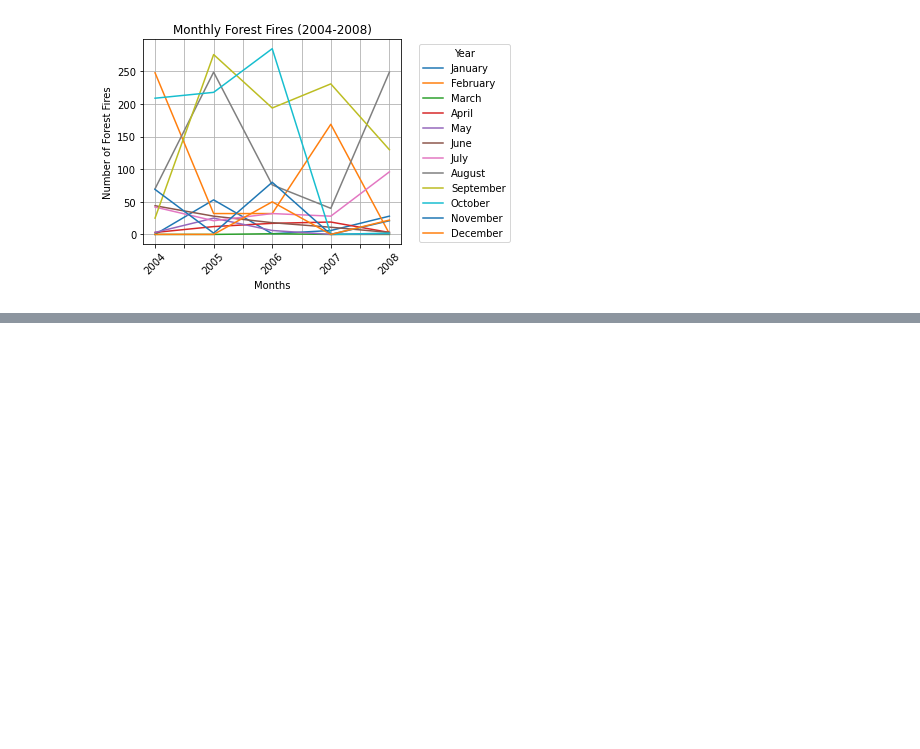
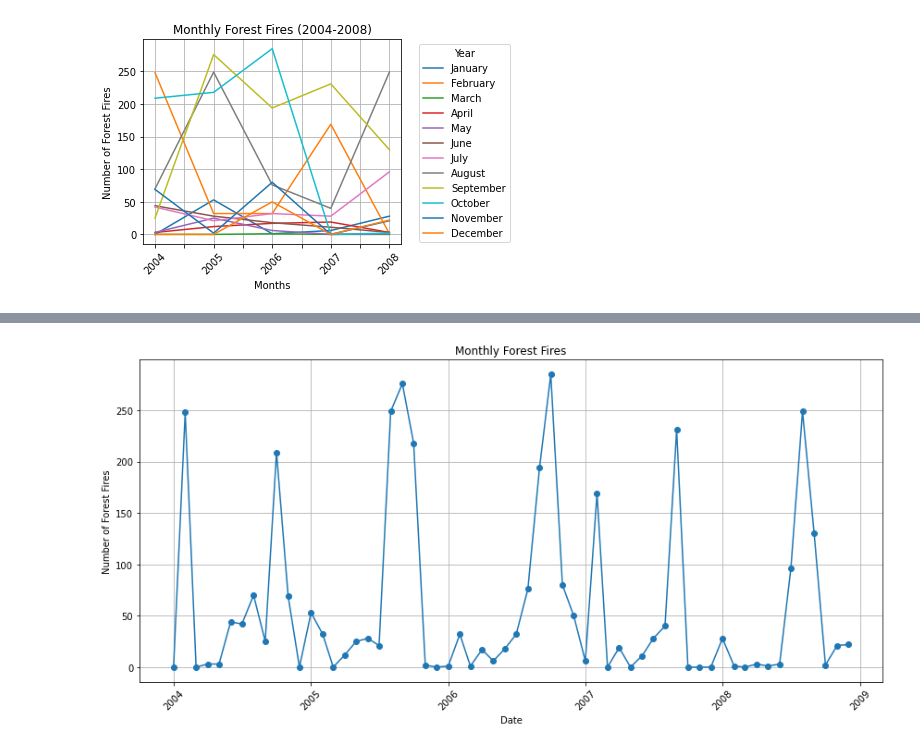
Before and after one commit to RaphaLevy/Study_on_Malaria_dynamics, a Jupyter notebook: mapbiomas_data/MapBiomas - Manaus Data.ipynb, the cells around one changed output, grey strips where cells are left out. Drawn from its saved outputs; the diff is of its cells as text; code cells hidden in the pictures; blank space fills up the shorter version.

Commit message:
Adds plot for monthly evolution of forest fires from 2004 to 2008

```diff
--- a/mapbiomas_data/MapBiomas - Manaus Data.ipynb
+++ b/mapbiomas_data/MapBiomas - Manaus Data.ipynb
@@ -453,0 +463,26 @@ plt.show()
+# %%
+monthly_forest_fires_df_dropped['Month'] = months  # This adds months as index
+long_forest_fires_df = monthly_forest_fires_df_dropped.melt(id_vars='Month', var_name='Year', value_name='Fires')
+
+long_forest_fires_df['Year'] = long_forest_fires_df['Year'].astype(str)
+long_forest_fires_df['Date'] = pd.to_datetime(long_forest_fires_df['Year'] + '-' + long_forest_fires_df['Month'], format='%Y-%B')
+
+plt.figure(figsize=(12, 6))
+plt.plot(long_forest_fires_df['Date'], long_forest_fires_df['Fires'], marker='o')
+
+# Adding labels and title
+plt.title('Monthly Forest Fires')
+plt.xlabel('Date')
+plt.ylabel('Number of Forest Fires')
+
+# Format the x-axis to show the dates clearly
+plt.xticks(rotation=45)
+plt.grid(True)
+
+# Adjust layout to fit everything
+plt.tight_layout()
+
+# Display the plot
+plt.show()
+# %% [output]
+[figure, added]
```
Also changed, not shown: parts of 2 cells of this notebook.
